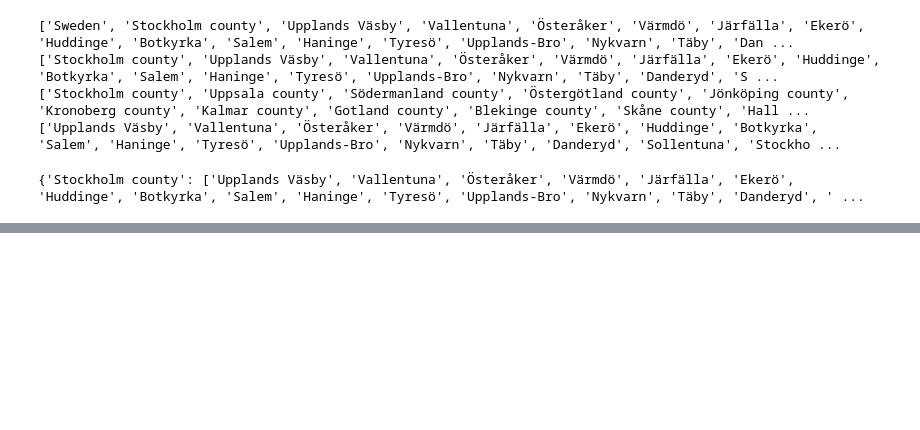
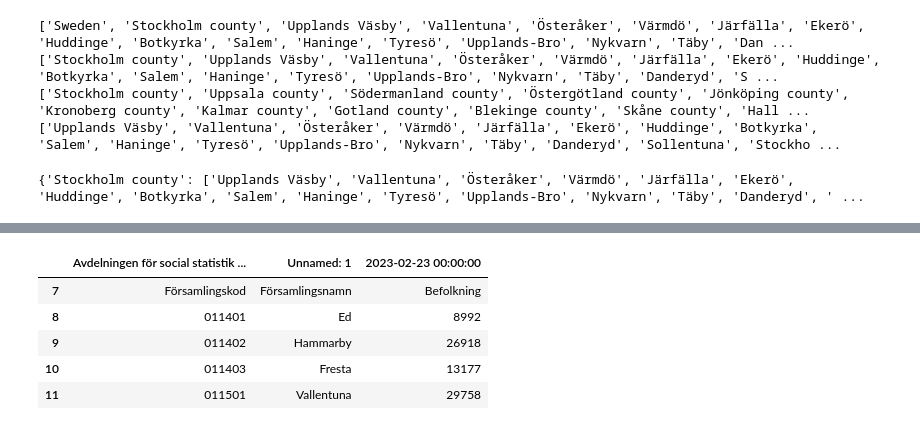
Before and after one commit to neddul/generate-network-project, a Jupyter notebook: generatedatasynthetic_data.ipynb, the cells around one changed output, grey strips where cells are left out. Cells and saved outputs as stored; diff of their text form; code cells hidden in the pictures; blank space fills up the shorter version.

```diff
--- a/generatedatasynthetic_data.ipynb
+++ b/generatedatasynthetic_data.ipynb
@@ -78,0 +184,11 @@ scb.info()
+# %%
+beforsamling = pd.read_excel("befolkning-per-forsamling_from_2015_230223.xlsx")
+beforsamling.dropna(inplace=True)
+beforsamling.head()
+# %% [output]
+|  | Avdelningen för social statistik ... | Unnamed: 1 | 2023-02-23 00:00:00 |
+| 7 | Församlingskod | Församlingsnamn | Befolkning |
+| 8 | 011401 | Ed | 8992 |
+| 9 | 011402 | Hammarby | 26918 |
+| 10 | 011403 | Fresta | 13177 |
+| 11 | 011501 | Vallentuna | 29758 |
```
Also changed, not shown: parts of 13 cells of this notebook, 1 other file.
